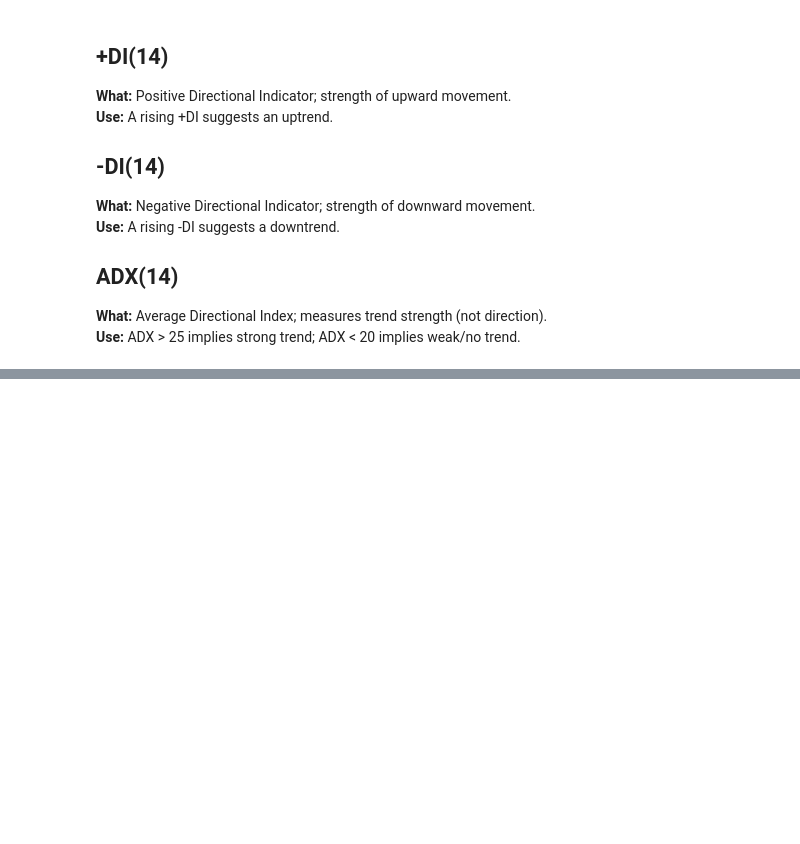
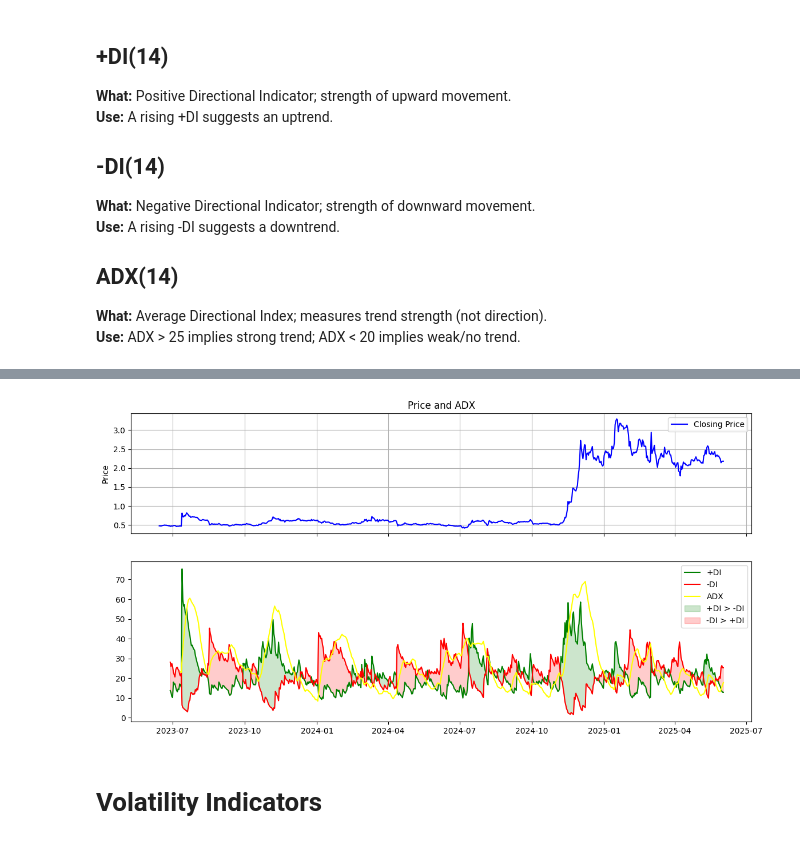
Before and after one commit to Ahkylez/Crypto-Indicators, a Jupyter notebook: crypto_indicators.ipynb, the cells around one changed output, grey strips where cells are left out. Cells and saved outputs as stored; diff of their text form; code cells hidden in the pictures; blank space fills up the shorter version.

Commit message:
added more indicators

```diff
--- a/crypto_indicators.ipynb
+++ b/crypto_indicators.ipynb
@@ -158,20 +145,0 @@ df.tail()
-# %%
-# Add ADX indicators (+DI, -DI, and ADX)
-adx = df.ta.adx(high='high', low='low', close='close', length=14)
-
-# Merge the indicators into your main DataFrame (optional)
-df = df.join(adx)
-
-# Plot +DI and -DI
-plt.figure(figsize=(12, 6))
-plt.plot(df.index, df['DMP_14'], label='+DI (14)', color='green')
-plt.plot(df.index, df['DMN_14'], label='-DI (14)', color='red')
-
-plt.axhline(20, color='gray', linestyle='--', alpha=0.5)  # Optional reference line
-plt.title('Directional Indicators: +DI and -DI')
-plt.xlabel('Date')
-plt.ylabel('Value')
-plt.legend()
-plt.grid(True)
-plt.tight_layout()
-plt.show()
@@ -182,0 +146,29 @@ ValueError: columns overlap but no suffix specified: Index(['ADX_14', 'DMP_14',
+# %%
+fig, (ax1, ax2) = plt.subplots(2, 1, figsize=(14, 7), sharex=True, gridspec_kw={'height_ratios': [1.5, 2]})
+
+# Upper
+ax1.plot(df.index, df['close'], label='Closing Price', color='blue')
+ax1.set_title("Price and ADX")
+ax1.set_ylabel("Price")
+ax1.legend()
+ax1.grid(True)
+
+# Lower
+ax2.plot(df.index, df['DMP_14'], label='+DI', color='green')
+ax2.plot(df.index, df['DMN_14'], label='-DI', color='red')
+ax2.plot(df.index, df['ADX_14'], label='ADX', color='yellow')
+
+ax2.fill_between(df.index, df['DMP_14'], df['DMN_14'],
+                 where=(df['DMP_14'] > df['DMN_14']),
+                 interpolate=True, color='green', alpha=0.2, label='+DI > -DI')
+ax2.fill_between(df.index, df['DMP_14'], df['DMN_14'],
+                 where=(df['DMP_14'] < df['DMN_14']),
+                 interpolate=True, color='red', alpha=0.2, label='-DI > +DI')
+
+
+ax2.legend()
+plt.show()
+# %% [output]
+[figure, added]
+# %% [markdown]
+# Volatility Indicators
```
Also changed, not shown: parts of 9 cells of this notebook.
